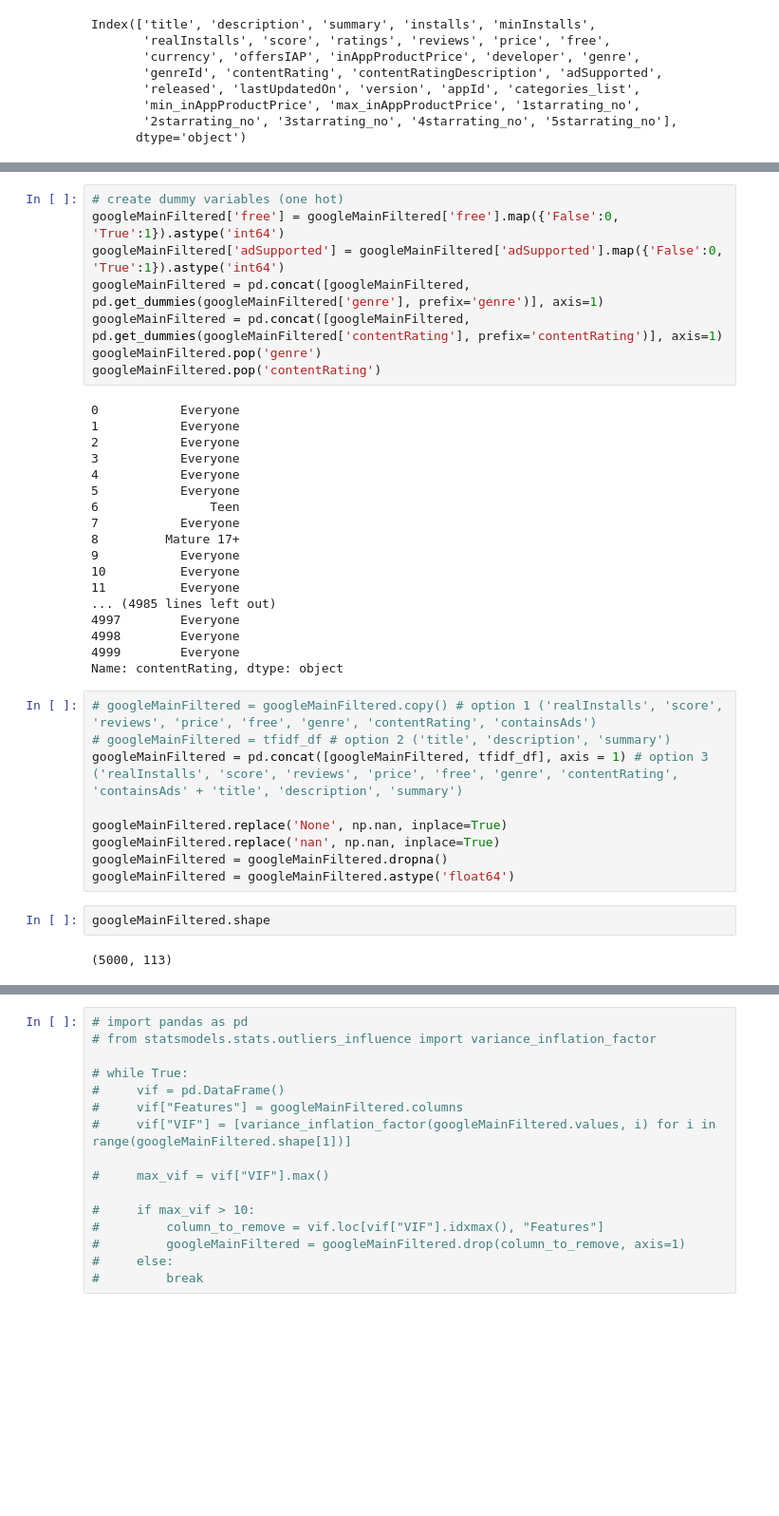
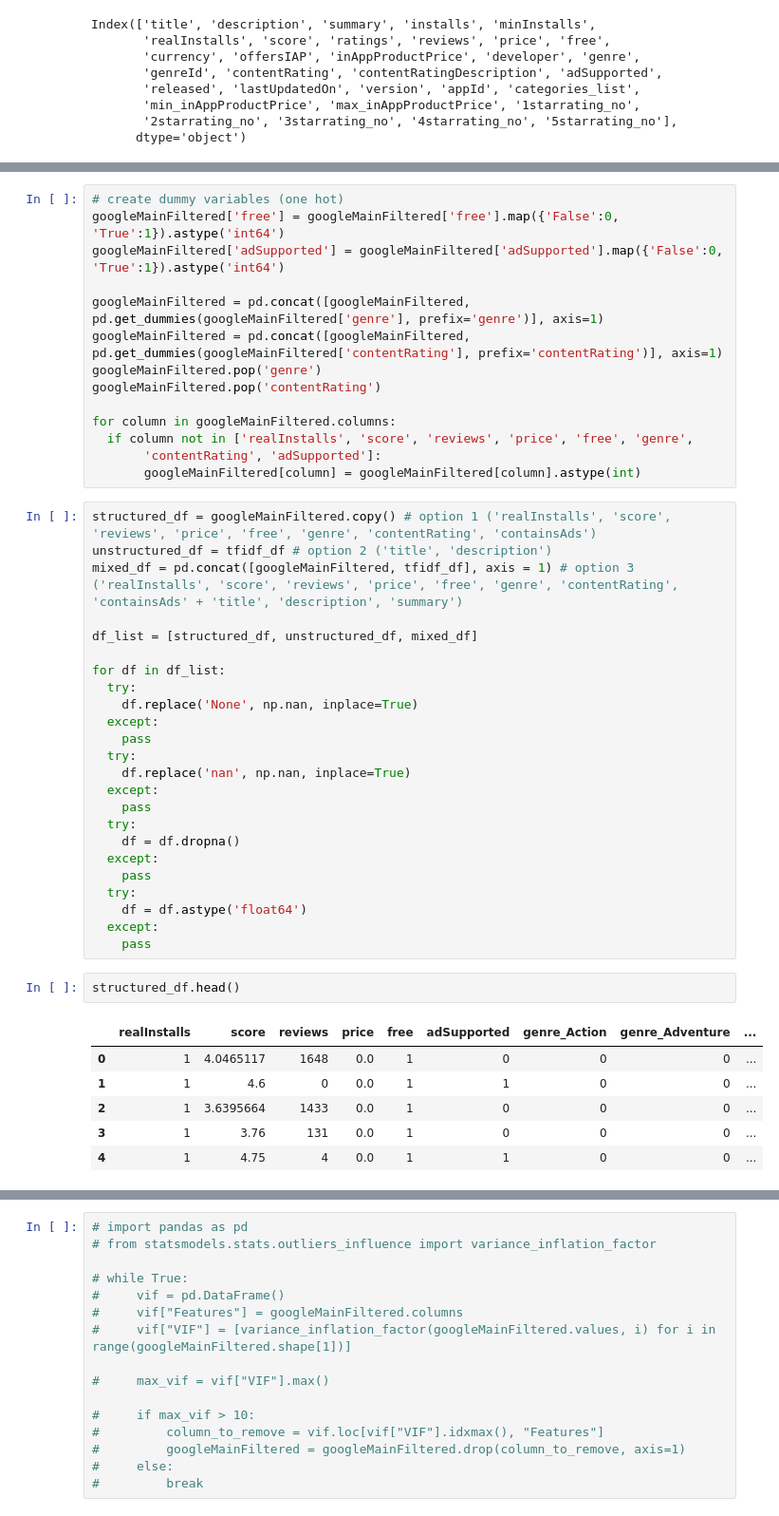
Before and after one commit to Michaelwwk/appStoreAnalytics, a Jupyter notebook: models/recommenderModels.ipynb, the cells around one changed output, grey strips where cells are left out. Shown: that part at 95% size. Drawn from its saved outputs; the diff is of its cells as text; blank space fills up the shorter version.

```diff
--- a/models/recommenderModels.ipynb
+++ b/models/recommenderModels.ipynb
@@ -177,38 +172,46 @@ googleMainFiltered.head()
 # create dummy variables (one hot)
 googleMainFiltered['free'] = googleMainFiltered['free'].map({'False':0, 'True':1}).astype('int64')
 googleMainFiltered['adSupported'] = googleMainFiltered['adSupported'].map({'False':0, 'True':1}).astype('int64')
+
 googleMainFiltered = pd.concat([googleMainFiltered, pd.get_dummies(googleMainFiltered['genre'], prefix='genre')], axis=1)
 googleMainFiltered = pd.concat([googleMainFiltered, pd.get_dummies(googleMainFiltered['contentRating'], prefix='contentRating')], axis=1)
 googleMainFiltered.pop('genre')
 googleMainFiltered.pop('contentRating')
+
+for column in googleMainFiltered.columns:
+  if column not in ['realInstalls', 'score', 'reviews', 'price', 'free', 'genre',
+       'contentRating', 'adSupported']:
+       googleMainFiltered[column] = googleMainFiltered[column].astype(int)
-# %% [output]
-0           Everyone
-1           Everyone
-2           Everyone
-3           Everyone
-4           Everyone
-5           Everyone
-6               Teen
-7           Everyone
-8         Mature 17+
-9           Everyone
-10          Everyone
-11          Everyone
-... (4985 lines left out)
-4997        Everyone
-4998        Everyone
-4999        Everyone
-Name: contentRating, dtype: object
 # %%
-# googleMainFiltered = googleMainFiltered.copy() # option 1 ('realInstalls', 'score', 'reviews', 'price', 'free', 'genre', 'contentRating', 'containsAds')
-# googleMainFiltered = tfidf_df # option 2 ('title', 'description', 'summary')
-googleMainFiltered = pd.concat([googleMainFiltered, tfidf_df], axis = 1) # option 3 ('realInstalls', 'score', 'reviews', 'price', 'free', 'genre', 'contentRating', 'containsAds' + 'title', 'description', 'summary')
+structured_df = googleMainFiltered.copy() # option 1 ('realInstalls', 'score', 'reviews', 'price', 'free', 'genre', 'contentRating', 'containsAds')
+unstructured_df = tfidf_df # option 2 ('title', 'description')
+mixed_df = pd.concat([googleMainFiltered, tfidf_df], axis = 1) # option 3 ('realInstalls', 'score', 'reviews', 'price', 'free', 'genre', 'contentRating', 'containsAds' + 'title', 'description', 'summary')
 
-googleMainFiltered.replace('None', np.nan, inplace=True)
-googleMainFiltered.replace('nan', np.nan, inplace=True)
-googleMainFiltered = googleMainFiltered.dropna()
-googleMainFiltered = googleMainFiltered.astype('float64')
+df_list = [structured_df, unstructured_df, mixed_df]
+
+for df in df_list:
+  try:
+    df.replace('None', np.nan, inplace=True)
+  except:
+    pass
+  try:
+    df.replace('nan', np.nan, inplace=True)
+  except:
+    pass
+  try:
+    df = df.dropna()
+  except:
+    pass
+  try:
+    df = df.astype('float64')
+  except:
+    pass
-# %%
-googleMainFiltered.shape
-# %% [output]
-(5000, 113)
+# %%
+structured_df.head()
+# %% [output]
+|  | realInstalls | score | reviews | price | free | adSupported | genre_Action | genre_Adventure | ... |
+| 0 | 1 | 4.0465117 | 1648 | 0.0 | 1 | 0 | 0 | 0 | ... |
+| 1 | 1 | 4.6 | 0 | 0.0 | 1 | 1 | 0 | 0 | ... |
+| 2 | 1 | 3.6395664 | 1433 | 0.0 | 1 | 0 | 0 | 0 | ... |
+| 3 | 1 | 3.76 | 131 | 0.0 | 1 | 0 | 0 | 0 | ... |
+| 4 | 1 | 4.75 | 4 | 0.0 | 1 | 1 | 0 | 0 | ... |
```
Also changed, not shown: parts of 33 cells of this notebook.
